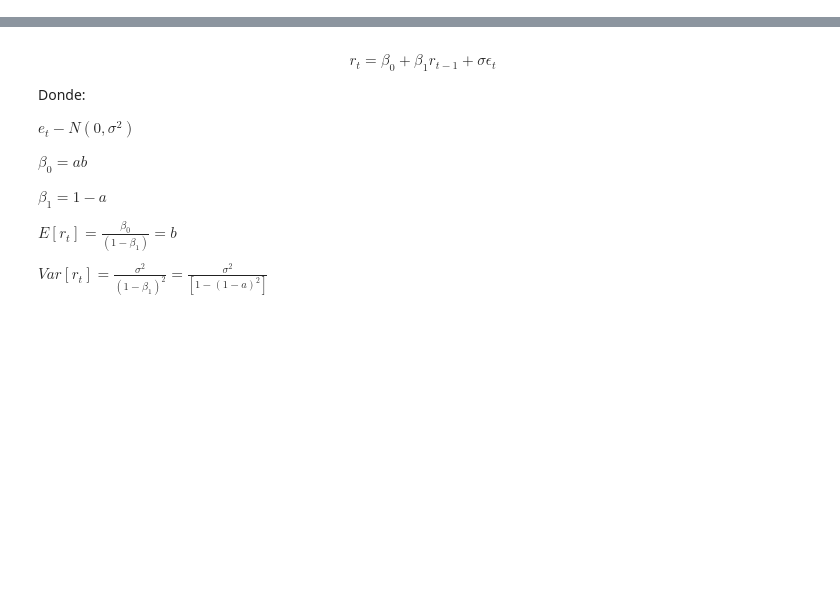
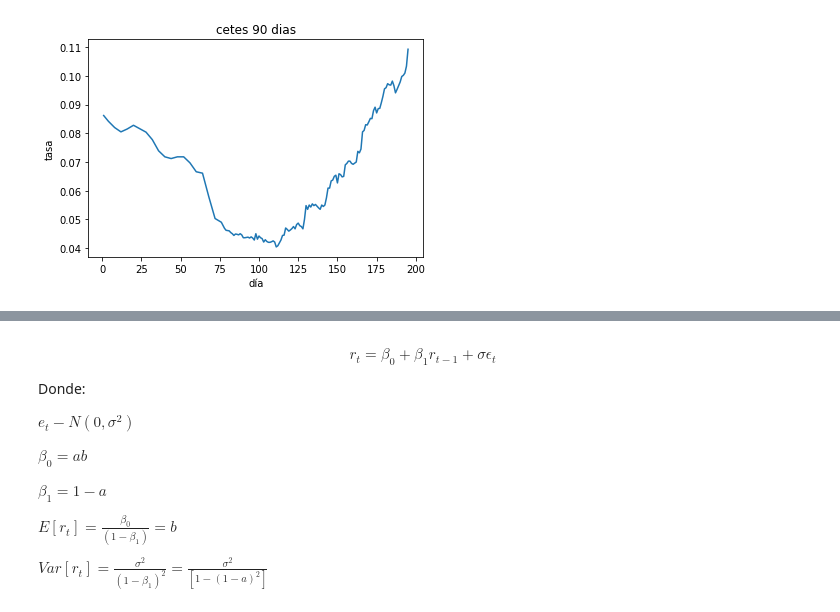
Before and after one commit to leonardo0529/tesis_actuaria, a Jupyter notebook: aplicación/vasicek.ipynb, the cells around one changed output, grey strips where cells are left out. Drawn from its saved outputs; the diff is of its cells as text; code cells hidden in the pictures; blank space fills up the shorter version.

```diff
--- a/aplicación/vasicek.ipynb
+++ b/aplicación/vasicek.ipynb
@@ -23,0 +30,4 @@ tasas_364['tasa'].plot();
+# %%
+cetes_90.plot(title="cetes 90 dias",xlabel="día",ylabel="tasa");
+# %% [output]
+[figure, added]
```
Also changed, not shown: parts of 20 cells of this notebook.
